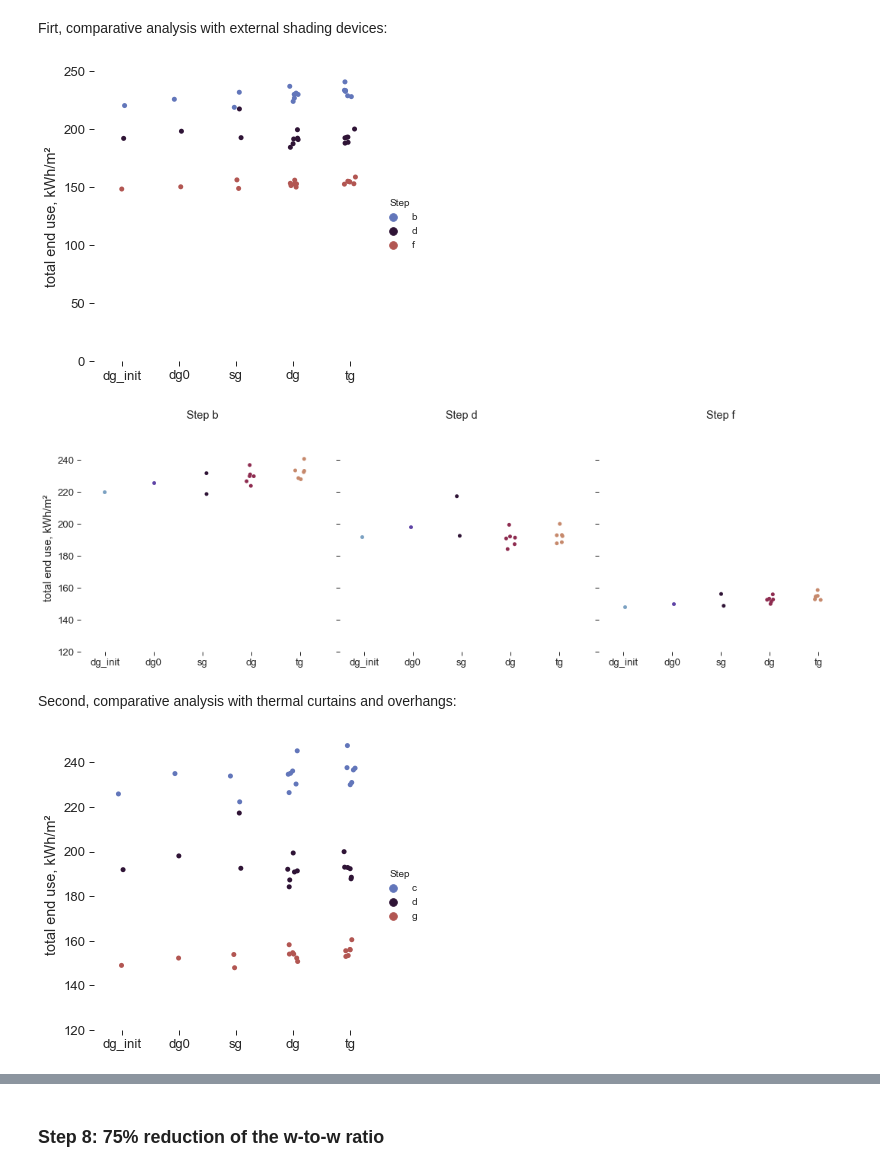
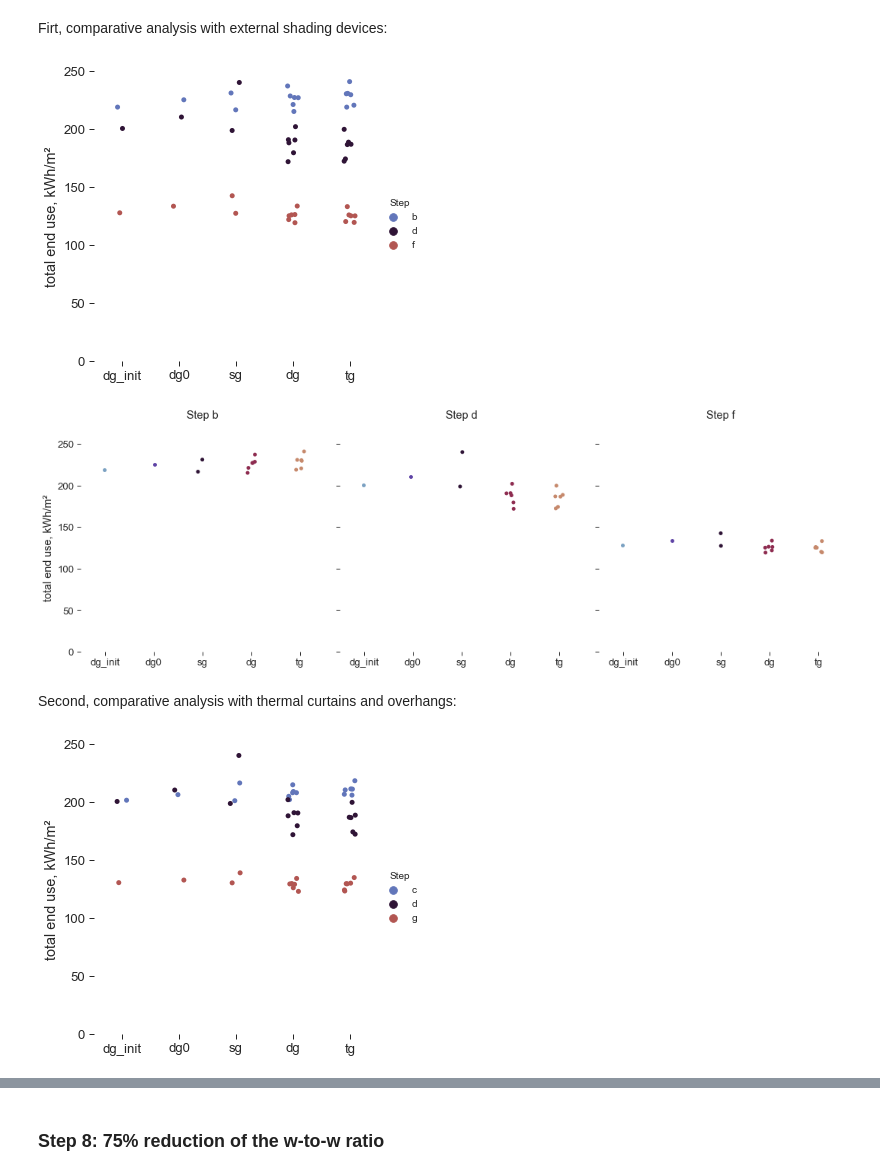
Before and after one commit to JeanSouv/LCA_IGUs, a Jupyter notebook: 01_BEM.ipynb, the cells around one changed output, grey strips where cells are left out. Drawn from its saved outputs; the diff is of its cells as text; code cells hidden in the pictures.

```diff
--- a/01_BEM.ipynb
+++ b/01_BEM.ipynb
@@ -360,7 +350,7 @@ epwfile = os.path.join(ROOT_DIR_EPlus, "BEL_Brussels.064510_IWEC.epw")
 idfname_init = os.path.join(ROOT_DIR_EPlus, "BEM_init.idf")
 
 # IDF file, HVAC changed, optimised VAV system:
-idfname_vav = os.path.join(ROOT_DIR_EPlus, "BEM_VAV_optimised.idf")
+idfname_vav = os.path.join(ROOT_DIR_EPlus, "BEM_VAV.idf")
 
 # IDF file, HVAC changed, VRF system:
 idfname_vrf = os.path.join(ROOT_DIR_EPlus, "BEM_VRF.idf")
@@ -579,20 +569,20 @@ def modify_idf(idfname_init, epwfile, igu, run_n, df_step):
     # Replace the frame:
     for element in idf.idfobjects['WindowProperty:FrameAndDivider']:
         if igu in igu_low_perf:
-            if df_step.loc[df_step.index == run_n, 'thermal_curtain'][0] == 0:
-                element.Frame_Conductance = 5.5
-                element.Divider_Conductance = 5.5
-            else:
-                element.Frame_Conductance = 1.56
-                element.Divider_Conductance = 1.56
+            # if df_step.loc[df_step.index == run_n, 'thermal_curtain'][0] == 0:
+            # element.Frame_Conductance = 5.5
+            # element.Divider_Conductance = 5.5
+            # else:
+            element.Frame_Conductance = 1.56
+            element.Divider_Conductance = 1.56
 
         if igu in igu_high_perf:
-            if df_step.loc[df_step.index == run_n, 'thermal_curtain'][0] == 0:
-                element.Frame_Conductance = 1.5
-                element.Divider_Conductance = 1.5
-            else:
-                element.Frame_Conductance = 1
-                element.Divider_Conductance = 1
+            # if df_step.loc[df_step.index == run_n, 'thermal_curtain'][0] == 0:
+            # element.Frame_Conductance = 1.5
+            # element.Divider_Conductance = 1.5
+            # else:
+            element.Frame_Conductance = 1
+            element.Divider_Conductance = 1
 
     # Activate or not the shading control:
     for element in idf.idfobjects['WindowShadingControl']:
@@ -819,7 +809,7 @@ def save_results_csv(n_step, df_step, ls_unmet, df_end_use_allsteps):
 # %% [markdown]
 <font color='red'>To run all the simulations or not:<font>
 # %%
-run_all = False
+run_all = True
 # %% [markdown]
 ### Recover data saved in csv files from previous simulations:
 # %% [markdown]
@@ -1309,7 +1443,7 @@ if run_all:
                 element.Shading_Control_Is_Scheduled = 'Yes'
                 element.Glare_Control_Is_Active = 'No'
                 element.Shading_Device_Material_Name = (
-                    'Ext_EnviroScreen_lightgrey_silver')
+                    'EnviroScreen_lightgrey_silver')
                 element.Type_of_Slat_Angle_Control_for_Blinds = (
                     'FixedSlatAngle')
 
@@ -2552,7 +2872,7 @@ df_plot = df_plot[['b', 'd', 'f']].T.reset_index()
 ax = sns.catplot(data=df_plot, x="IGU", y="Total", hue="Step",
                  # kind="point", capsize=.1,
                  palette="twilight", height=5, aspect=1
-                )
+                 )
 
 # palette=sns.color_palette(['firebrick', 'lightcoral', 'royalblue'])
 
@@ -2563,7 +2883,7 @@ ax = sns.catplot(data=df_plot, x="IGU", y="Total", hue="Step",
  )
 plt.show()
 # %% [output]
-[figure, old version]
+[figure, new version]
 # %%
 # Convert to kWh/m²:
 df_plot = (df_end_use_total / net_conditioned_area * 278)
@@ -2573,42 +2893,42 @@ df_plot = df_plot[['b', 'd', 'f']].T.reset_index()
 # Category plot:
 ax = sns.catplot(data=df_plot, x="IGU", y="Total", col="Step",
                  height=5, aspect=1, palette="twilight"
-                )
+                 )
 
 # palette=sns.color_palette(['firebrick', 'lightcoral', 'royalblue'])
 
 (ax.set_axis_labels("", "total end use, kWh/m²")
  .set_titles("{col_var} {col_name}", fontsize=17, y=1.1)
- .set(ylim=(120, 250))
+ .set(ylim=(0, 250))
  .despine(left=True, bottom=True, offset=5)
  )
 plt.show()
 # %% [output]
-[figure, old version]
+[figure, new version]
 # %% [markdown]
 Second, comparative analysis with thermal curtains and overhangs:
 # %%
 # Convert to kWh/m²:
 df_plot = (df_end_use_total / net_conditioned_area * 278)
 # Consider only step 2, 4, 6:
 df_plot = df_plot[['c', 'd', 'g']].T.reset_index()
 
 # Category plot:
 ax = sns.catplot(data=df_plot, x="IGU", y="Total", hue="Step",
                  # kind="point", capsize=.1,
                  palette="twilight", height=5, aspect=1
-                )
+                 )
 
 # palette=sns.color_palette(['firebrick', 'lightcoral', 'royalblue'])
 
 (ax.set_axis_labels("", "total end use, kWh/m²")
  .set_titles("{col_var} {col_name}", fontsize=17, y=1.1)
- .set(ylim=(120, 250))
+ .set(ylim=(0, 250))
  .despine(left=True, bottom=True, offset=5)
  )
 plt.show()
 # %% [output]
-[figure, old version]
+[figure, new version]
 # %%
 # Convert to kWh/m²:
 df_plot = (df_end_use_total / net_conditioned_area * 278)
```
Also changed, not shown: parts of 86 cells of this notebook, 13 other files.
